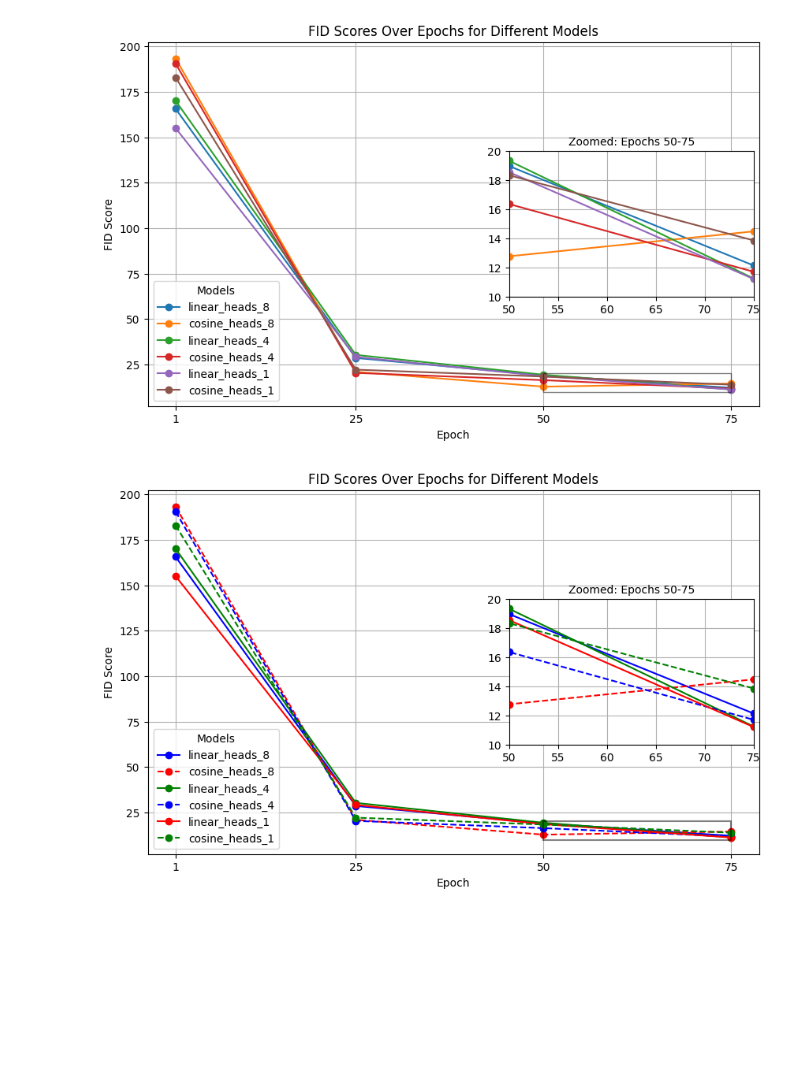
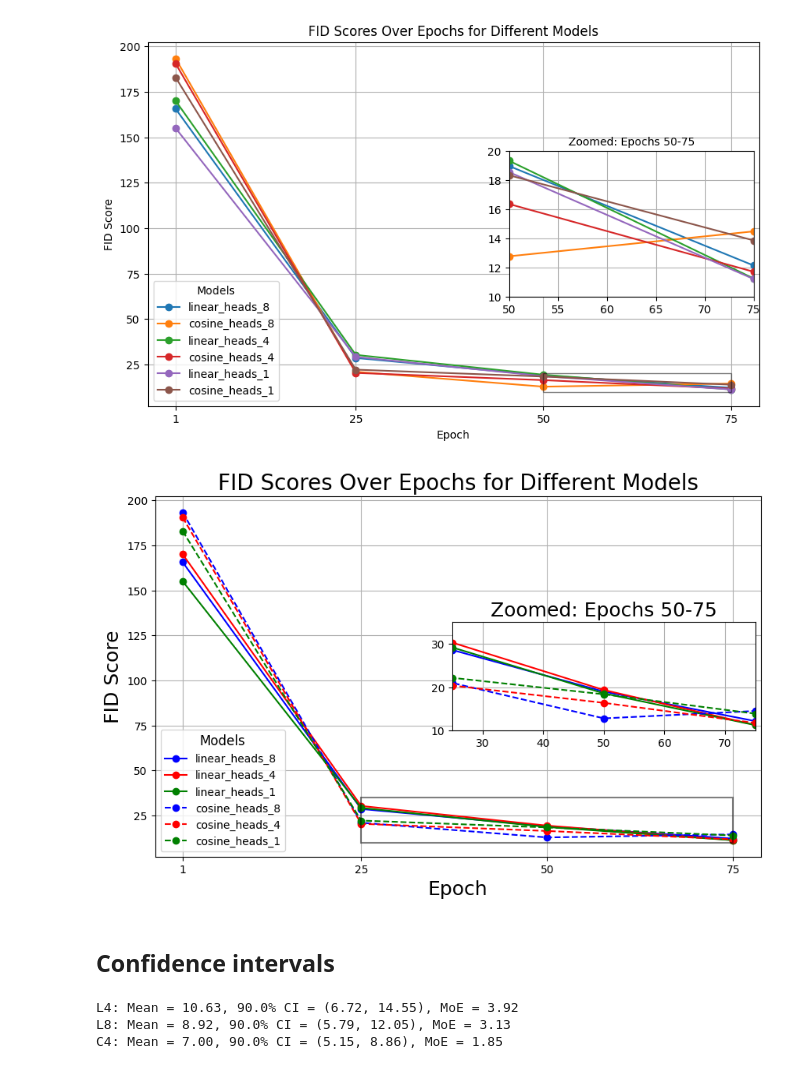
Before and after one commit to jonathansim/reproducing_DDPM, a Jupyter notebook: plots_for_report.ipynb, the cells around one changed output. Drawn from its saved outputs; the diff is of its cells as text; code cells hidden in the pictures; blank space fills up the shorter version.

Commit message:
changes mnist visualization and added CI intervals

```diff
--- a/plots_for_report.ipynb
+++ b/plots_for_report.ipynb
@@ -119,10 +119,10 @@ from mpl_toolkits.axes_grid1.inset_locator import inset_axes
 epochs = [1, 25, 50, 75]
 fid_scores = {
     "linear_heads_8": [165.63026288120784, 28.578087424705398, 18.981849308074096, 12.153196400320432],
+    "linear_heads_4": [170.04469736268175, 30.281336636391686, 19.34383023149735, 11.262894094318604],
+    "linear_heads_1": [155.02214900584394, 29.16643743896486, 18.565640542029456, 11.224682753933491],
     "cosine_heads_8": [193.2679935346893, 20.9626612834261, 12.784471419321257, 14.496150726788745],
-    "linear_heads_4": [170.04469736268175, 30.281336636391686, 19.34383023149735, 11.262894094318604],
     "cosine_heads_4": [190.52100654833438, 20.365324135599053, 16.374350071521288, 11.72226122140874],
-    "linear_heads_1": [155.02214900584394, 29.16643743896486, 18.565640542029456, 11.224682753933491],
     "cosine_heads_1": [182.90545942044724, 22.151145376909163, 18.349605153603676, 13.875475483862495],
 }
 
@@ -150,39 +150,78 @@ for i, (model, scores) in enumerate(fid_scores.items()):
         color = cosine_colors[i % len(cosine_colors)]
         linestyle = line_styles["cosine"]
     else:
         color = "gray"
         linestyle = "-"
     ax.plot(epochs, scores, marker="o", label=model, color=color, linestyle=linestyle)
 
-ax.set_title("FID Scores Over Epochs for Different Models")
-ax.set_xlabel("Epoch")
-ax.set_ylabel("FID Score")
+ax.set_title("FID Scores Over Epochs for Different Models", fontsize=20)
+ax.set_xlabel("Epoch", fontsize=18)
+ax.set_ylabel("FID Score", fontsize=18)
 ax.set_xticks(epochs)
-ax.legend(title="Models")
+ax.legend(title="Models", title_fontsize=12, fontsize=10)
 ax.grid()
 
 # Create inset zoomed plot
-inset_ax = inset_axes(ax, width="40%", height="40%", loc="center right")  # Inset size and position
+inset_ax = inset_axes(ax, width="50%", height="30%", loc="center right")  # Inset size and position
 for i, (model, scores) in enumerate(fid_scores.items()):
     if "linear" in model:
         color = linear_colors[i % len(linear_colors)]
         linestyle = line_styles["linear"]
     elif "cosine" in model:
         color = cosine_colors[i % len(cosine_colors)]
         linestyle = line_styles["cosine"]
     else:
         color = "gray"
         linestyle = "-"
     inset_ax.plot(epochs, scores, marker="o", label=model, color=color, linestyle=linestyle)
 
-inset_ax.set_xlim(50, 75)  # Zoom in on epochs 50 to 75
-inset_ax.set_ylim(10, 20)  # Adjust Y-axis to focus on the zoomed data range
-inset_ax.set_title("Zoomed: Epochs 50-75", fontsize=10)
+inset_ax.set_xlim(25, 75)  # Zoom in on epochs 50 to 75
+inset_ax.set_ylim(10, 35)  # Adjust Y-axis to focus on the zoomed data range
+inset_ax.set_title("Zoomed: Epochs 50-75", fontsize=18)
 inset_ax.grid()
 
 # Highlight inset region
 ax.indicate_inset_zoom(inset_ax, edgecolor="black", linewidth=1.5)
 
 plt.show()
 # %% [output]
-[figure, old version]
+[figure, new version]
+# %% [markdown]
+## Confidence intervals
+# %%
+import numpy as np
+from scipy.stats import t
+
+# Example data: Replace with your actual metrics for each experiment
+experiments = {
+    #"L1": [100, 100, 100],
+    "L4": [12.62, 11.20, 8.08],
+    "L8": [9.081, 10.69, 6.99],
+    #"C1": [23.8, 24.1, 23.6],
+    "C4": [6.71, 8.22, 6.08],
+    #"C8": [23.8, 24.1, 23.6],
+    # Add all experiments
+}
+
+# Confidence interval computation
+ci_results = {}
+confidence_level = 0.90
+margin_of_errors = []
+
+for exp, values in experiments.items():
+    mean = np.mean(values)
+    std_dev = np.std(values, ddof=1)  # Sample standard deviation
+    sem = std_dev / np.sqrt(len(values))
+    t_critical = t.ppf((1 + confidence_level) / 2, df=len(values) - 1)
+    margin_of_error = t_critical * sem
+    margin_of_errors.append(margin_of_error)
+    ci = (mean - margin_of_error, mean + margin_of_error)
+    ci_results[exp] = {"Mean": mean, "CI": ci}
+
+# Print results
+for i, (exp, stats) in enumerate(ci_results.items()):
+    print(f"{exp}: Mean = {stats['Mean']:.2f}, {confidence_level*100}% CI = ({stats['CI'][0]:.2f}, {stats['CI'][1]:.2f}), MoE = {margin_of_errors[i]:.2f}")
+# %% [output]
+L4: Mean = 10.63, 90.0% CI = (6.72, 14.55), MoE = 3.92
+L8: Mean = 8.92, 90.0% CI = (5.79, 12.05), MoE = 3.13
+C4: Mean = 7.00, 90.0% CI = (5.15, 8.86), MoE = 1.85
```
Also changed, not shown: 1 other file.
